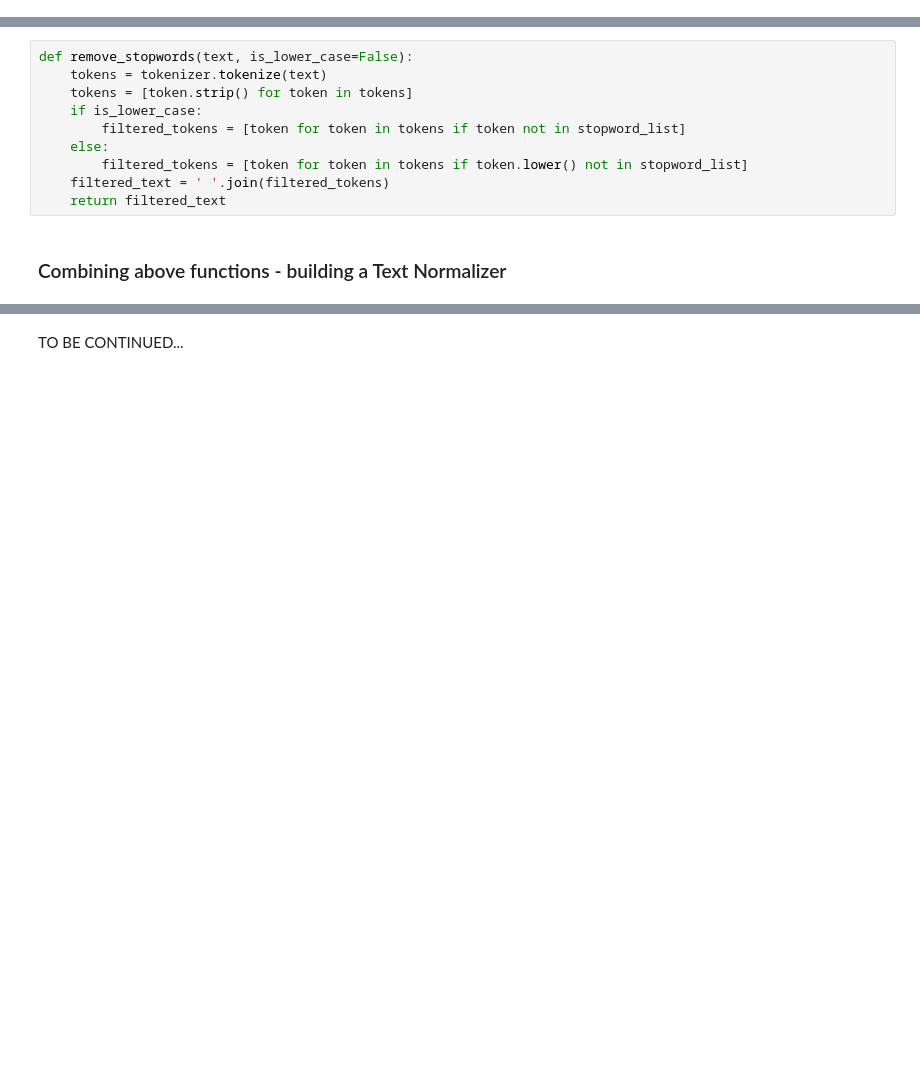
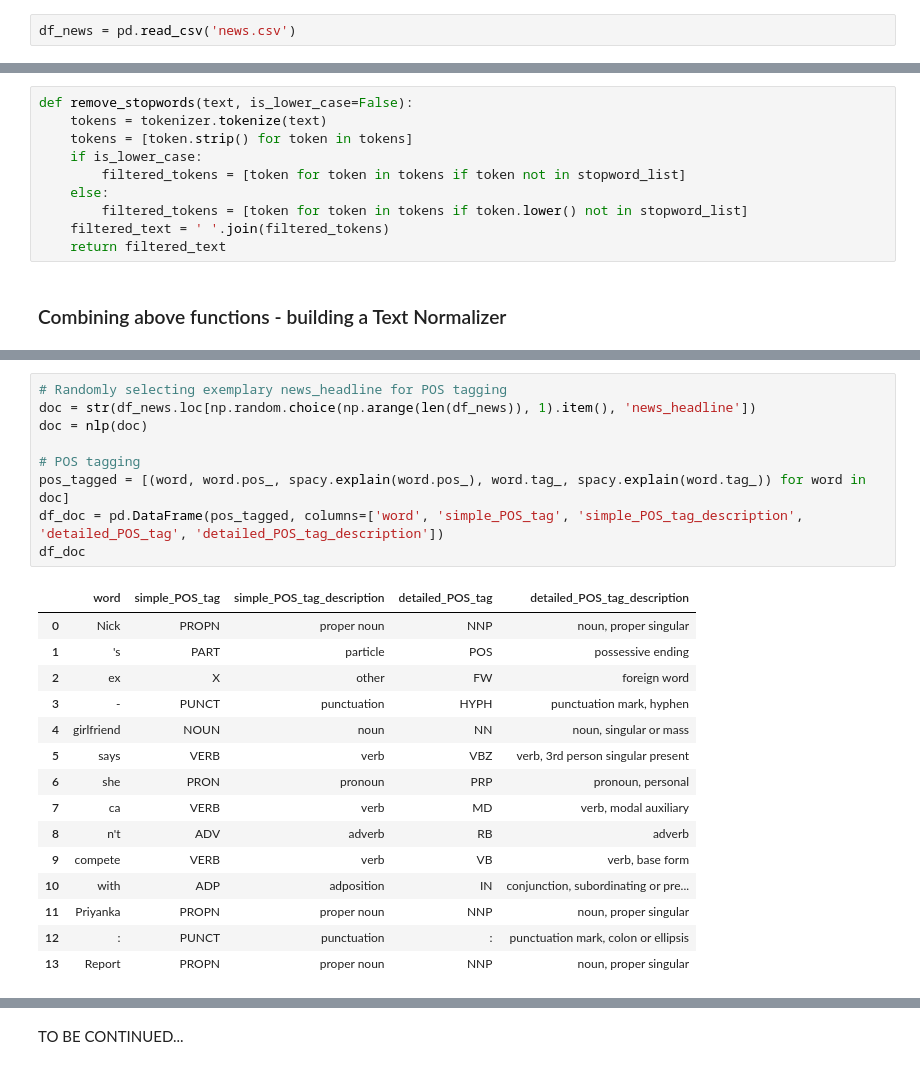
Before and after one commit to elzawie/Inshorts_NLP, a Jupyter notebook: Inshorts_NLP.ipynb, the cells around one changed output, grey strips where cells are left out. Cells and saved outputs as stored; diff of their text form; blank space fills up the shorter version.

Commit message:
Examples of POS tagging and NER added

```diff
--- a/Inshorts_NLP.ipynb
+++ b/Inshorts_NLP.ipynb
@@ -114,4 +120,6 @@ Name: news_category, dtype: int64
 # %%
 # Saving data into a '.csv' file to prevent redundant overloading of the Inshort's server.
 df_news.to_csv('news.csv', index=False, encoding='utf-8')
+# %%
+df_news = pd.read_csv('news.csv')
 # %% [markdown]
@@ -263,0 +310,25 @@ df_news.to_csv('news_preprocessed.csv', index=False, encoding='utf-8')
+# %%
+# Randomly selecting exemplary news_headline for POS tagging
+doc = str(df_news.loc[np.random.choice(np.arange(len(df_news)), 1).item(), 'news_headline'])
+doc = nlp(doc)
+
+# POS tagging
+pos_tagged = [(word, word.pos_, spacy.explain(word.pos_), word.tag_, spacy.explain(word.tag_)) for word in doc]
+df_doc = pd.DataFrame(pos_tagged, columns=['word', 'simple_POS_tag', 'simple_POS_tag_description', 'detailed_POS_tag', 'detailed_POS_tag_description'])
+df_doc
+# %% [output]
+|  | word | simple_POS_tag | simple_POS_tag_description | detailed_POS_tag | detailed_POS_tag_description |
+| 0 | Nick | PROPN | proper noun | NNP | noun, proper singular |
+| 1 | 's | PART | particle | POS | possessive ending |
+| 2 | ex | X | other | FW | foreign word |
+| 3 | - | PUNCT | punctuation | HYPH | punctuation mark, hyphen |
+| 4 | girlfriend | NOUN | noun | NN | noun, singular or mass |
+| 5 | says | VERB | verb | VBZ | verb, 3rd person singular present |
+| 6 | she | PRON | pronoun | PRP | pronoun, personal |
+| 7 | ca | VERB | verb | MD | verb, modal auxiliary |
+| 8 | n't | ADV | adverb | RB | adverb |
+| 9 | compete | VERB | verb | VB | verb, base form |
+| 10 | with | ADP | adposition | IN | conjunction, subordinating or pre... |
+| 11 | Priyanka | PROPN | proper noun | NNP | noun, proper singular |
+| 12 | : | PUNCT | punctuation | : | punctuation mark, colon or ellipsis |
+| 13 | Report | PROPN | proper noun | NNP | noun, proper singular |
```
Also changed, not shown: parts of 23 cells of this notebook, 2 other files.
